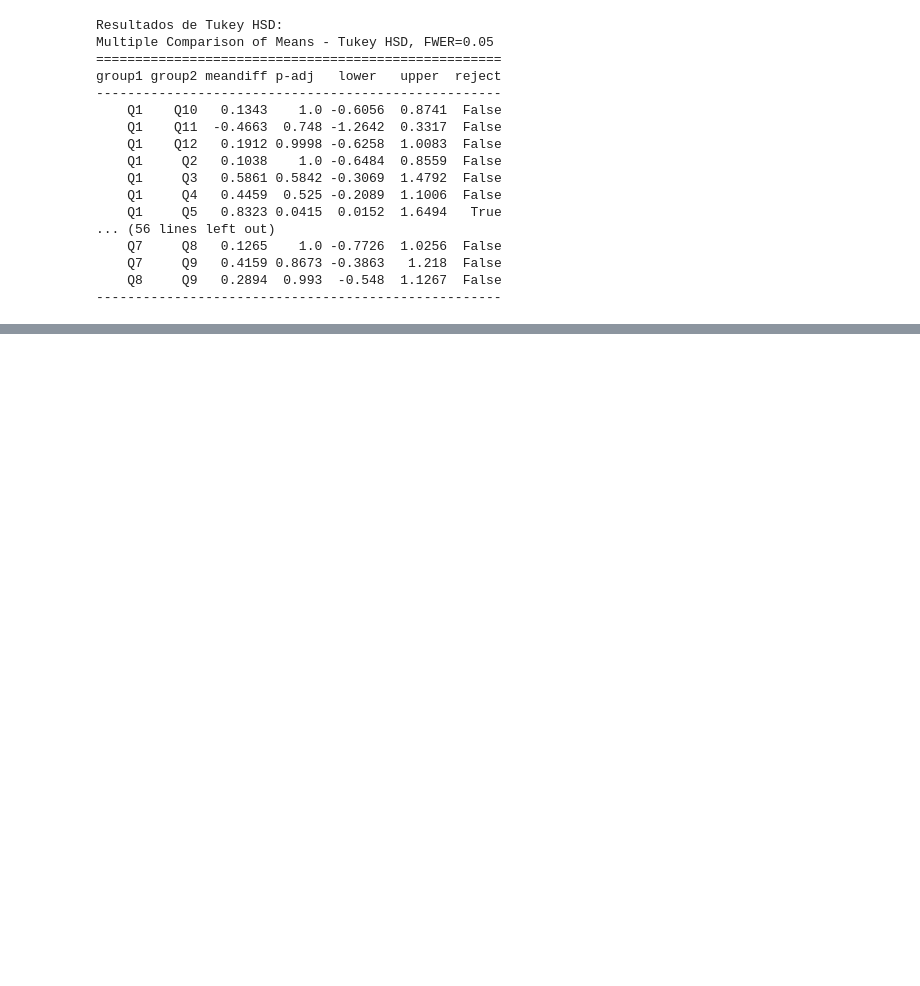
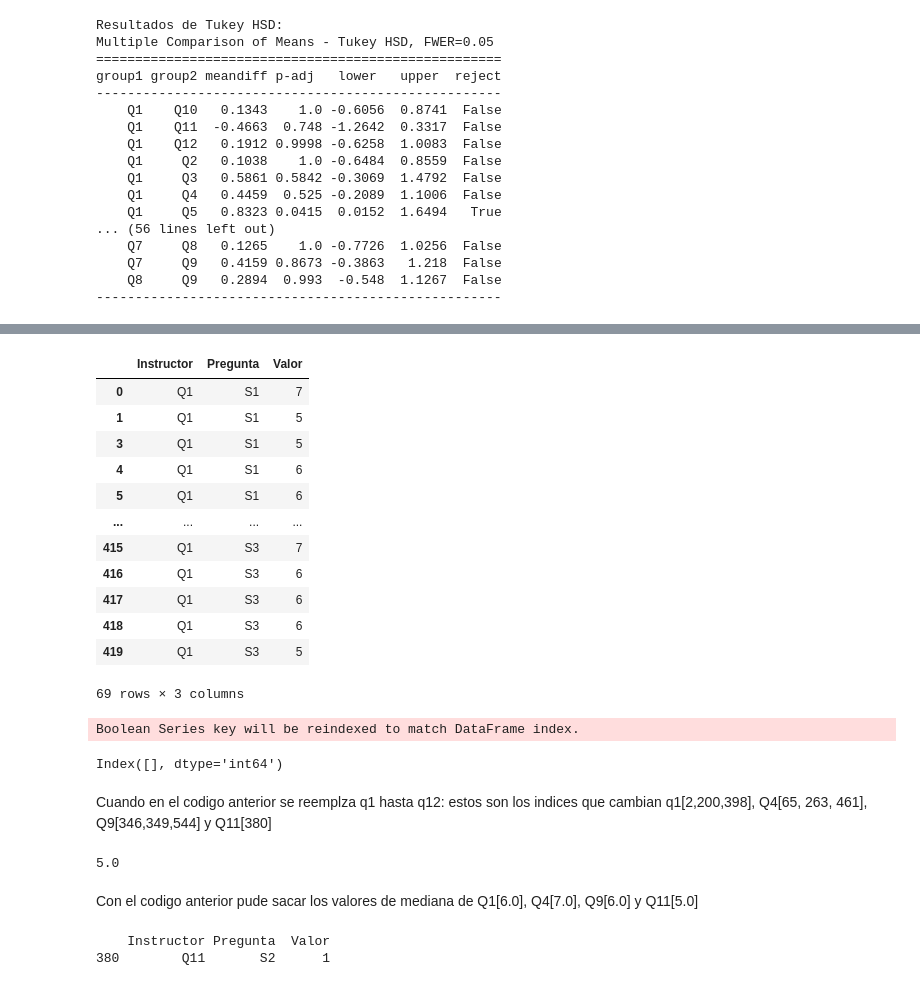
Before and after one commit to juanFFlorezM/Extraccion_de_datos, a Jupyter notebook: Analisis_Anova_PS_12_instructores.ipynb, the cells around one changed output, grey strips where cells are left out. Drawn from its saved outputs; the diff is of its cells as text; code cells hidden in the pictures; blank space fills up the shorter version.

```diff
--- a/Analisis_Anova_PS_12_instructores.ipynb
+++ b/Analisis_Anova_PS_12_instructores.ipynb
@@ -92,0 +135,9 @@ fig.show()
+# %%
+# Este código en Python calcula los limites superior e inferior de la columna valor de datos_largos usando el metodo
+# de la desviacion estandar e imprime los valores
+media = datos_largos['Valor'].mean()
+desviacion_estandar = datos_largos['Valor'].std()
+limite_superior = media + 3 * desviacion_estandar
+limite_inferior = media - 3 * desviacion_estandar
+print("Limite Superior:", limite_superior)
+print("Limite Inferior:", limite_inferior)
@@ -92,0 +147,3 @@ fig.show()
+# %%
+#Generamos un dataframe datos_largos_f con el resultado de aplicar el metodo de desviacion estandar a datos largos
+datos_largos_da = datos_largos[(datos_largos['Valor'] >= limite_inferior) & (datos_largos['Valor'] <= limite_superior)]
@@ -92,0 +329,39 @@ fig.show()
+# %%
+#este codigo despliega los valores de la columna Instructor con valor "Q1" presente en el dataframes datos_largos
+datos_largos_da[datos_largos_da['Instructor'] == 'Q1']
+# %% [output]
+|  | Instructor | Pregunta | Valor |
+| 0 | Q1 | S1 | 7 |
+| 1 | Q1 | S1 | 5 |
+| 3 | Q1 | S1 | 5 |
+| 4 | Q1 | S1 | 6 |
+| 5 | Q1 | S1 | 6 |
+| ... | ... | ... | ... |
+| 415 | Q1 | S3 | 7 |
+| 416 | Q1 | S3 | 6 |
+| 417 | Q1 | S3 | 6 |
+| 418 | Q1 | S3 | 6 |
+| 419 | Q1 | S3 | 5 |
+69 rows × 3 columns
+# %%
+#Este codigo despliega los indices de los valores de la columna Instructor "Q1" presentes en datos_largos que no se encuentran en datos_largos_da
+datos_largos[~datos_largos.index.isin(datos_largos_da.index)][datos_largos['Instructor'] == 'Q12'].index
+# %% [output]
+Boolean Series key will be reindexed to match DataFrame index.
+Index([], dtype='int64')
+# %% [markdown]
+Cuando en el codigo anterior se reemplza q1 hasta q12: estos son los indices que cambian q1[2,200,398], Q4[65, 263, 461], Q9[346,349,544] y Q11[380]
+# %%
+#Ahora debo calcular el valor de mediana de la columna Instructor "Q1" presente en datos_largos
+datos_largos[datos_largos['Instructor'] == 'Q11']['Valor'].median()
+# %% [output]
+5.0
+# %% [markdown]
+Con el codigo anterior pude sacar los valores de mediana de Q1[6.0], Q4[7.0], Q9[6.0] y Q11[5.0]
+# %%
+#Ahora necesito copiar en un dataframe dl_q1(4,9 y 11) copiar los registros con los indices 2, 200 y 398 de datos_largos e imprimir dl_q1
+dl_q11 = datos_largos.loc[[380]]
+print(dl_q11)
+# %% [output]
+    Instructor Pregunta  Valor
+380        Q11       S2      1
```
Also changed, not shown: parts of 36 cells of this notebook.
